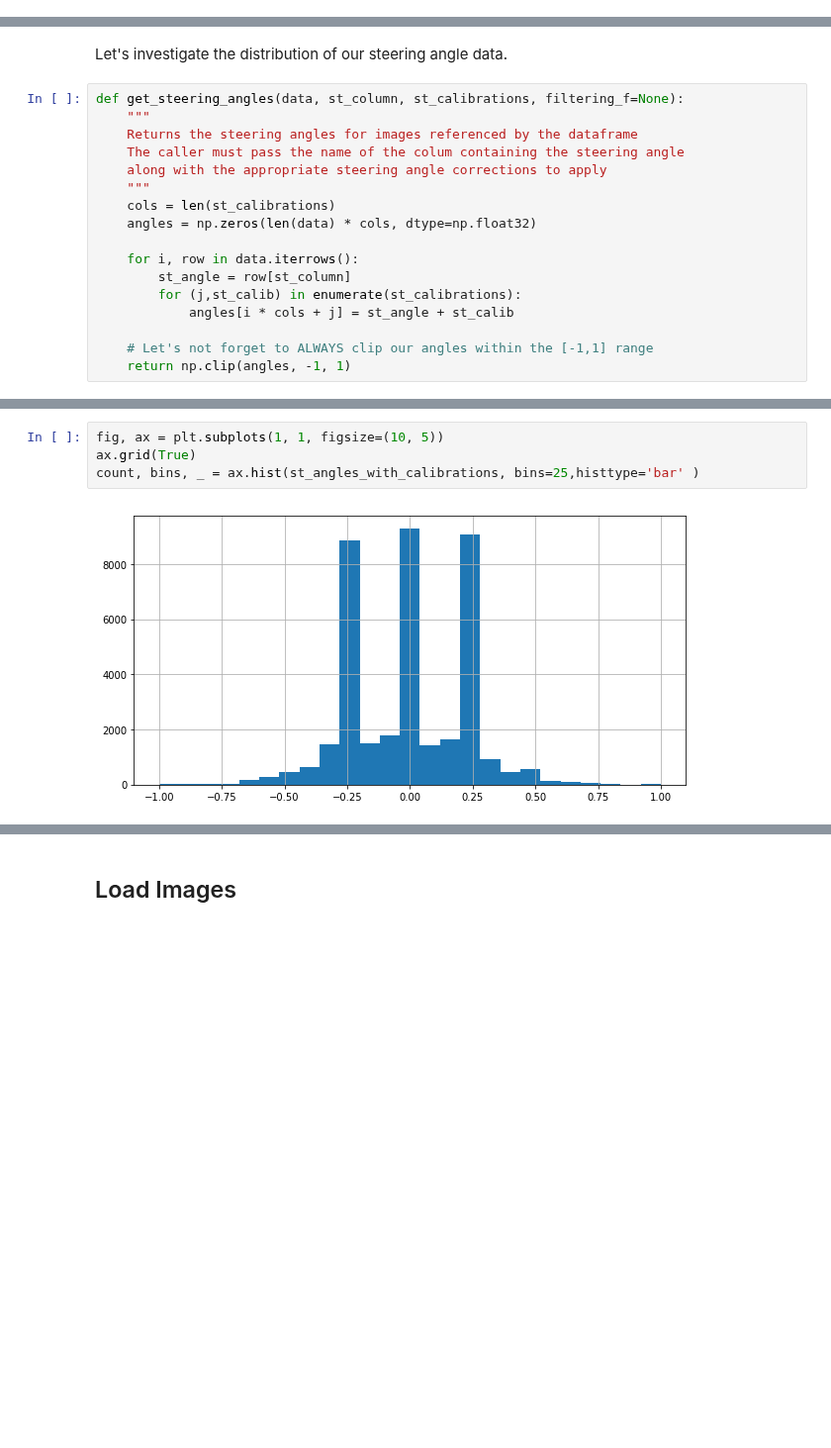
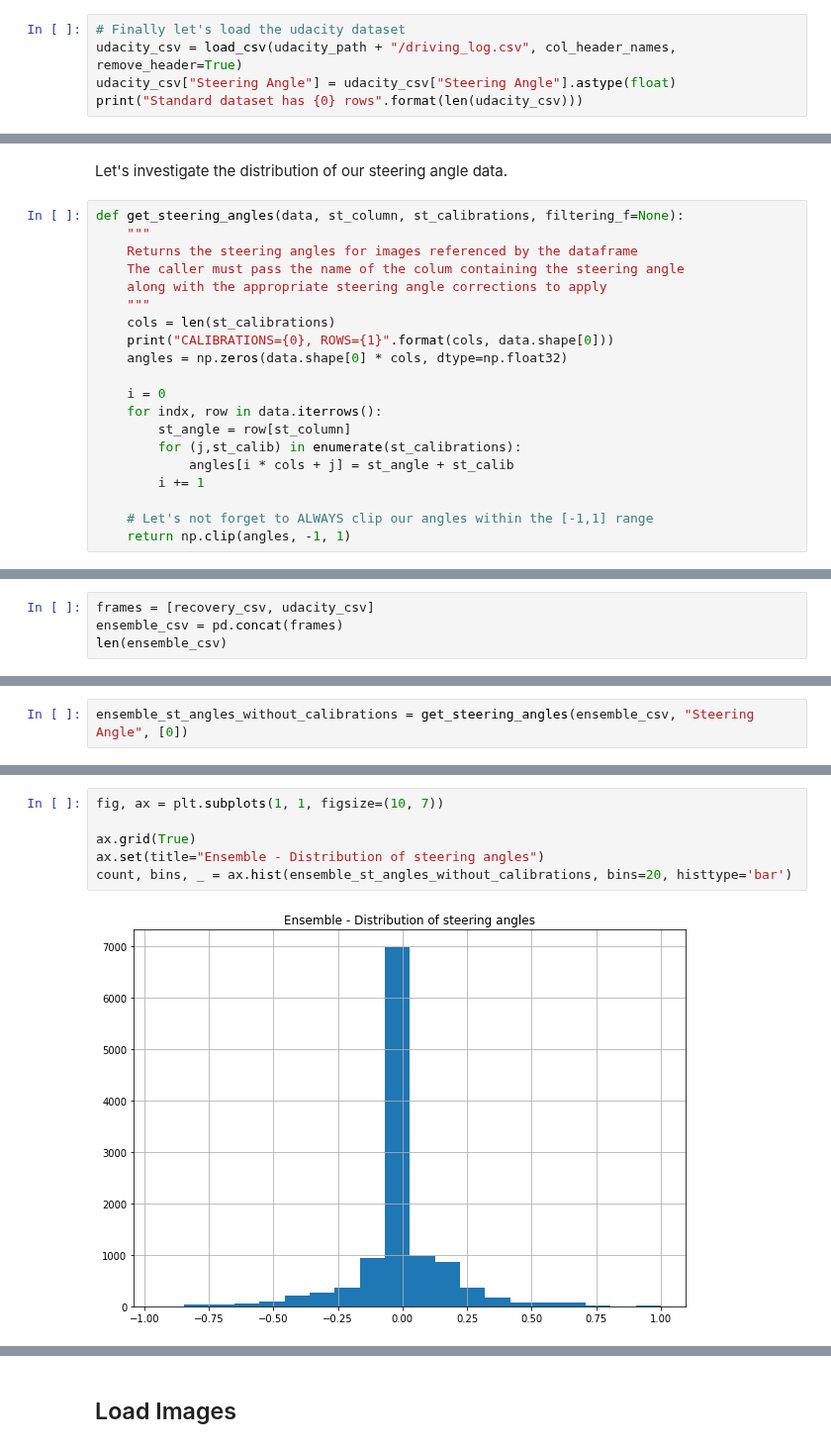
Before and after one commit to Bilalkhanten/CarND-Behavioral-Cloning-P3, a Jupyter notebook: Behavioural_Driving.ipynb, the cells around one changed output, grey strips where cells are left out. Shown at 99% size. Cells and saved outputs as stored; diff of their text form; blank space fills up the shorter version.

```diff
--- a/Behavioural_Driving.ipynb
+++ b/Behavioural_Driving.ipynb
@@ -22,0 +53,5 @@ models_path = "./models"
+# %%
+# Finally let's load the udacity dataset
+udacity_csv = load_csv(udacity_path + "/driving_log.csv", col_header_names, remove_header=True)
+udacity_csv["Steering Angle"] = udacity_csv["Steering Angle"].astype(float)
+print("Standard dataset has {0} rows".format(len(udacity_csv)))
@@ -53,12 +81,15 @@ def get_steering_angles(data, st_column, st_calibrations, filtering_f=None):
     along with the appropriate steering angle corrections to apply
     """
     cols = len(st_calibrations)
-    angles = np.zeros(len(data) * cols, dtype=np.float32)
+    print("CALIBRATIONS={0}, ROWS={1}".format(cols, data.shape[0]))
+    angles = np.zeros(data.shape[0] * cols, dtype=np.float32)
 
-    for i, row in data.iterrows():
+    i = 0
+    for indx, row in data.iterrows():
         st_angle = row[st_column]
         for (j,st_calib) in enumerate(st_calibrations):
             angles[i * cols + j] = st_angle + st_calib
+        i += 1
 
     # Let's not forget to ALWAYS clip our angles within the [-1,1] range
     return np.clip(angles, -1, 1)
@@ -69,0 +132,4 @@ st_angles_without_calibrations = get_steering_angles(data_csv, "Steering Angle",
+# %%
+frames = [recovery_csv, udacity_csv]
+ensemble_csv = pd.concat(frames)
+len(ensemble_csv)
@@ -69,0 +138,2 @@ st_angles_without_calibrations = get_steering_angles(data_csv, "Steering Angle",
+# %%
+ensemble_st_angles_without_calibrations = get_steering_angles(ensemble_csv, "Steering Angle", [0])
@@ -70,6 +142,8 @@ st_angles_without_calibrations = get_steering_angles(data_csv, "Steering Angle",
 # %%
-fig, ax = plt.subplots(1, 1, figsize=(10, 5))
+fig, ax = plt.subplots(1, 1, figsize=(10, 7))
+
 ax.grid(True)
-count, bins, _ = ax.hist(st_angles_with_calibrations, bins=25,histtype='bar' )
+ax.set(title="Ensemble - Distribution of steering angles")
+count, bins, _ = ax.hist(ensemble_st_angles_without_calibrations, bins=20, histtype='bar')
 # %% [output]
-[figure, old version]
+[figure, new version]
```
Also changed, not shown: parts of 53 cells of this notebook, 2 other files.
